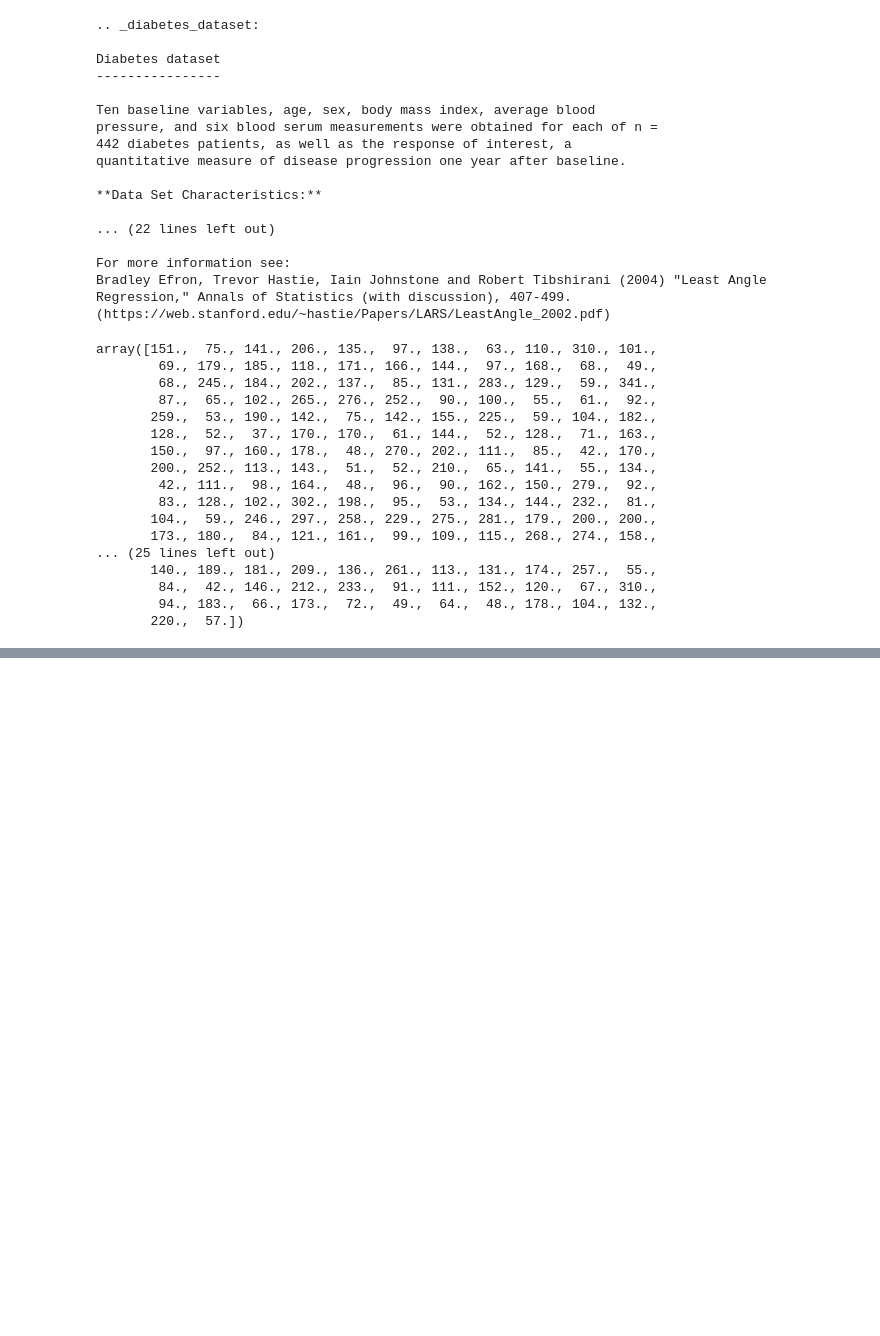
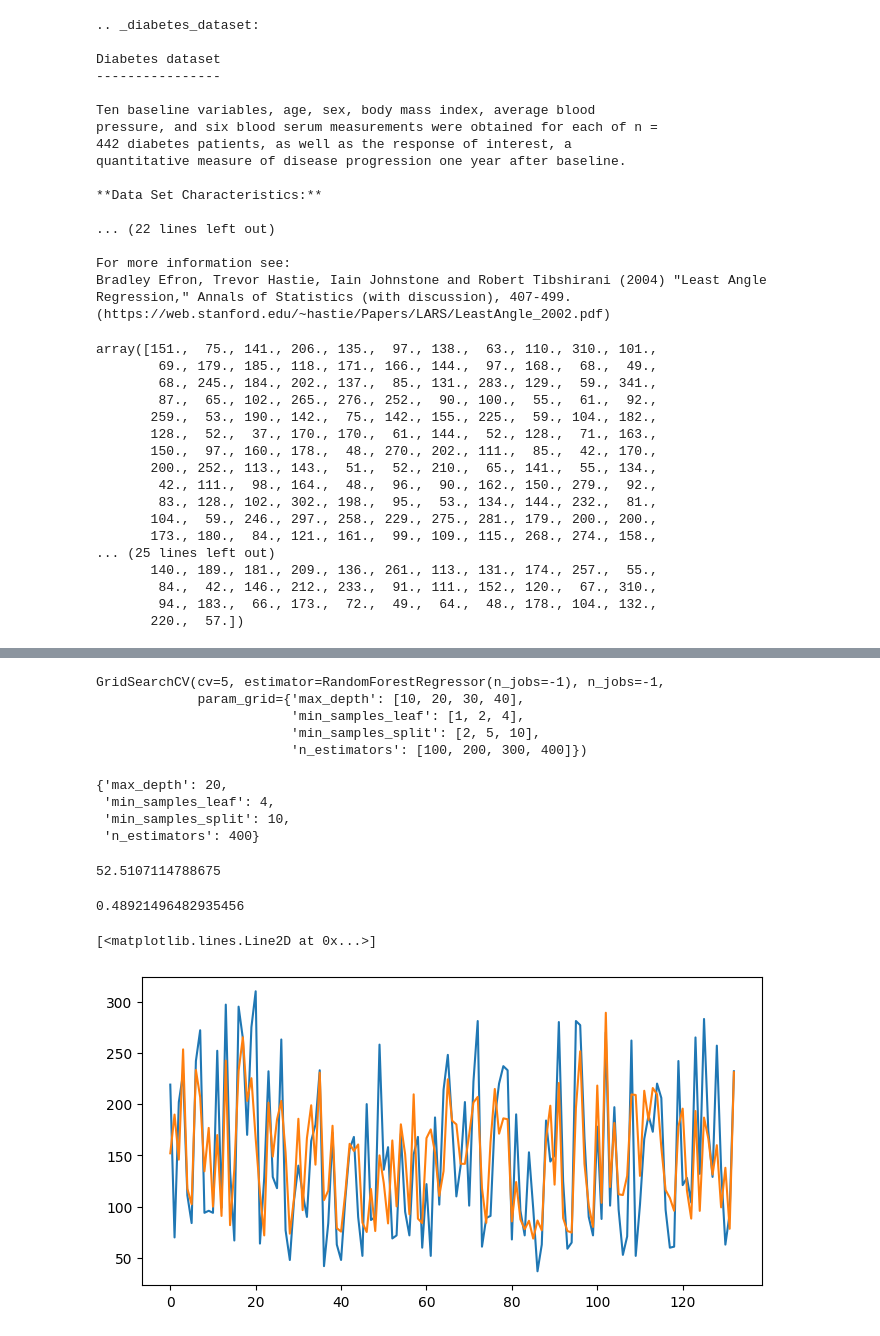
Before and after one commit to beniamine3155/Machine_Learning_AtoZ, a Jupyter notebook: 13_Random_Forest/random_forest.ipynb, the cells around one changed output, grey strips where cells are left out. Saved outputs shown, nothing was run; the diff lists cells and outputs as text; code cells hidden in the pictures; blank space fills up the shorter version.

Commit message:
random forest regression done

```diff
--- a/13_Random_Forest/random_forest.ipynb
+++ b/13_Random_Forest/random_forest.ipynb
@@ -332,0 +338,4 @@ pd.DataFrame(X_train).describe()
+# %%
+rfr = RandomForestRegressor(random_state=42)
+rfr.fit(X_train, y_train)
+y_pred = rfr.predict(X_test)
@@ -332,0 +355,41 @@ pd.DataFrame(X_train).describe()
+# %%
+params = {
+    'n_estimators': [100, 200, 300, 400],
+    'max_depth': [10, 20, 30, 40],
+    'min_samples_split': [2, 5, 10],
+    'min_samples_leaf': [1, 2, 4]
+}
+rfr = RandomForestRegressor(n_jobs=-1)
+grid = GridSearchCV(rfr, param_grid=params, cv=5, n_jobs=-1)
+grid.fit(X_train, y_train)
+# %% [output]
+GridSearchCV(cv=5, estimator=RandomForestRegressor(n_jobs=-1), n_jobs=-1,
+             param_grid={'max_depth': [10, 20, 30, 40],
+                         'min_samples_leaf': [1, 2, 4],
+                         'min_samples_split': [2, 5, 10],
+                         'n_estimators': [100, 200, 300, 400]})
+# %%
+grid.best_params_
+# %% [output]
+{'max_depth': 20,
+ 'min_samples_leaf': 4,
+ 'min_samples_split': 10,
+ 'n_estimators': 400}
+# %%
+y_pred = grid.predict(X_test)
+# %%
+# RMSE
+np.sqrt(mean_squared_error(y_test, y_pred))
+# %% [output]
+52.5107114788675
+# %%
+# r2 score
+r2_score(y_test, y_pred)
+# %% [output]
+0.48921496482935456
+# %%
+plt.plot(y_test)
+plt.plot(y_pred)
+# %% [output]
+[<matplotlib.lines.Line2D at 0x...>]
+[figure, added]
```
Also changed, not shown: parts of 5 cells of this notebook.
